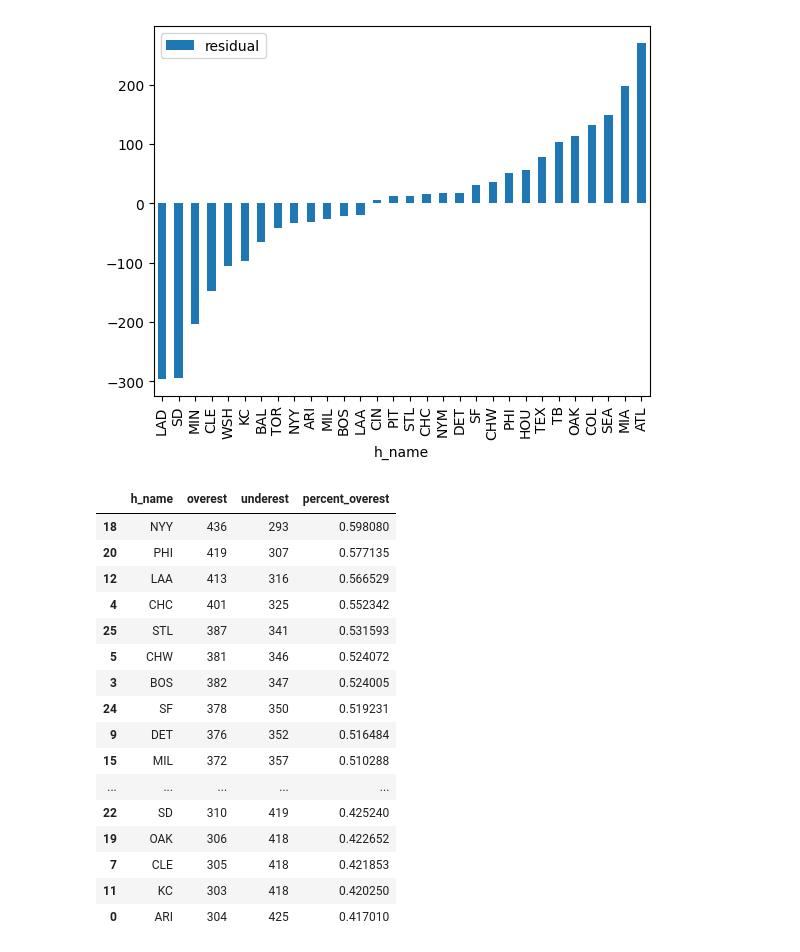
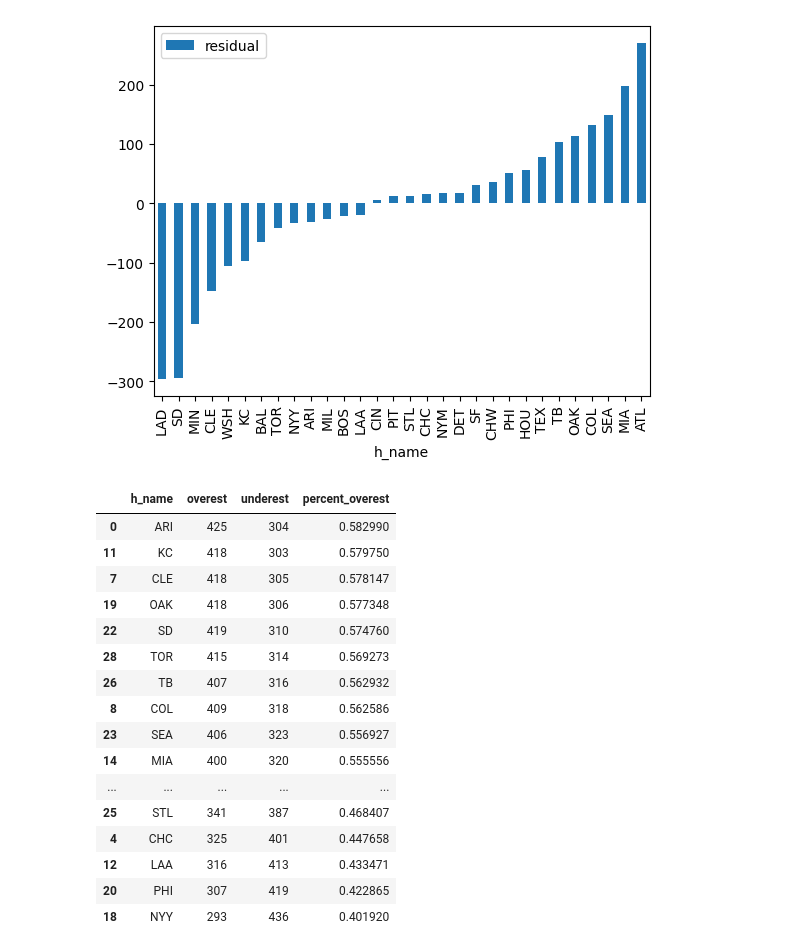
Before and after one commit to tmarchok1/DS440_project, a Jupyter notebook: error_analysis_travis.ipynb, the cells around one changed output. Drawn from its saved outputs; the diff is of its cells as text; code cells hidden in the pictures.

Commit message:
Updated error analysis over/underestimate

```diff
--- a/error_analysis_travis.ipynb
+++ b/error_analysis_travis.ipynb
@@ -58,29 +58,29 @@ resids.plot(kind='bar', y='residual')
 # %%
 # Compute residuals
 residuals = errordata.groupby('h_name').apply(lambda group: pd.Series({
-        'overest': (group['residual'] > 0).sum(),
-        'underest': (group['residual'] < 0).sum()
+        'overest': (group['residual'] < 0).sum(),
+        'underest': (group['residual'] > 0).sum()
     })
 ).reset_index()
 residuals['percent_overest'] = residuals['overest'] / (residuals['underest'] +residuals['overest'])
 residuals = residuals.sort_values(by='percent_overest', ascending=False)
 
 residuals
 # %% [output]
 |  | h_name | overest | underest | percent_overest |
-| 18 | NYY | 436 | 293 | 0.598080 |
-| 20 | PHI | 419 | 307 | 0.577135 |
-| 12 | LAA | 413 | 316 | 0.566529 |
-| 4 | CHC | 401 | 325 | 0.552342 |
-| 25 | STL | 387 | 341 | 0.531593 |
-| 5 | CHW | 381 | 346 | 0.524072 |
-| 3 | BOS | 382 | 347 | 0.524005 |
-| 24 | SF | 378 | 350 | 0.519231 |
-| 9 | DET | 376 | 352 | 0.516484 |
-| 15 | MIL | 372 | 357 | 0.510288 |
+| 0 | ARI | 425 | 304 | 0.582990 |
+| 11 | KC | 418 | 303 | 0.579750 |
+| 7 | CLE | 418 | 305 | 0.578147 |
+| 19 | OAK | 418 | 306 | 0.577348 |
+| 22 | SD | 419 | 310 | 0.574760 |
+| 28 | TOR | 415 | 314 | 0.569273 |
+| 26 | TB | 407 | 316 | 0.562932 |
+| 8 | COL | 409 | 318 | 0.562586 |
+| 23 | SEA | 406 | 323 | 0.556927 |
+| 14 | MIA | 400 | 320 | 0.555556 |
 | ... | ... | ... | ... | ... |
-| 22 | SD | 310 | 419 | 0.425240 |
-| 19 | OAK | 306 | 418 | 0.422652 |
-| 7 | CLE | 305 | 418 | 0.421853 |
-| 11 | KC | 303 | 418 | 0.420250 |
-| 0 | ARI | 304 | 425 | 0.417010 |
+| 25 | STL | 341 | 387 | 0.468407 |
+| 4 | CHC | 325 | 401 | 0.447658 |
+| 12 | LAA | 316 | 413 | 0.433471 |
+| 20 | PHI | 307 | 419 | 0.422865 |
+| 18 | NYY | 293 | 436 | 0.401920 |
```
